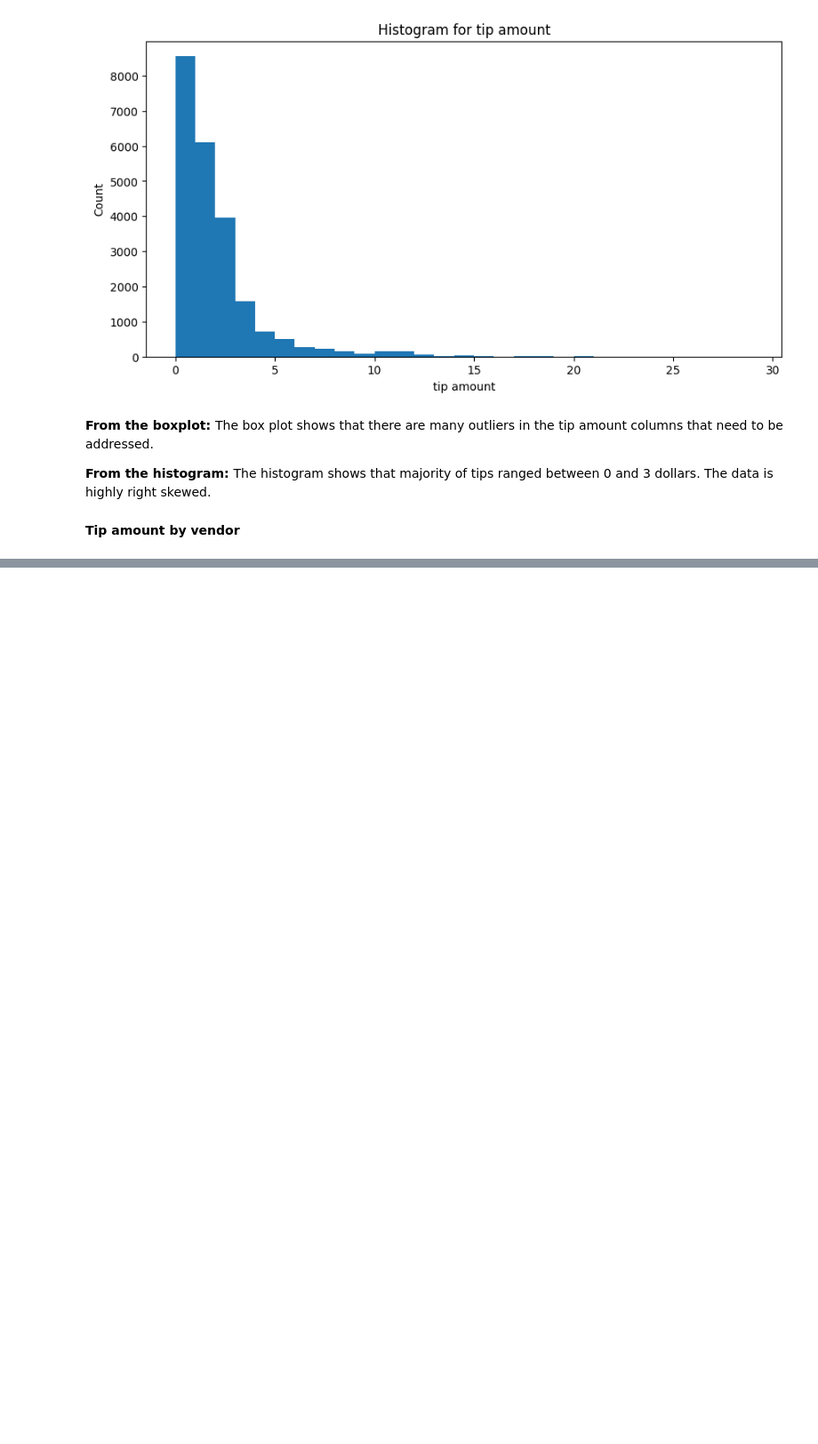
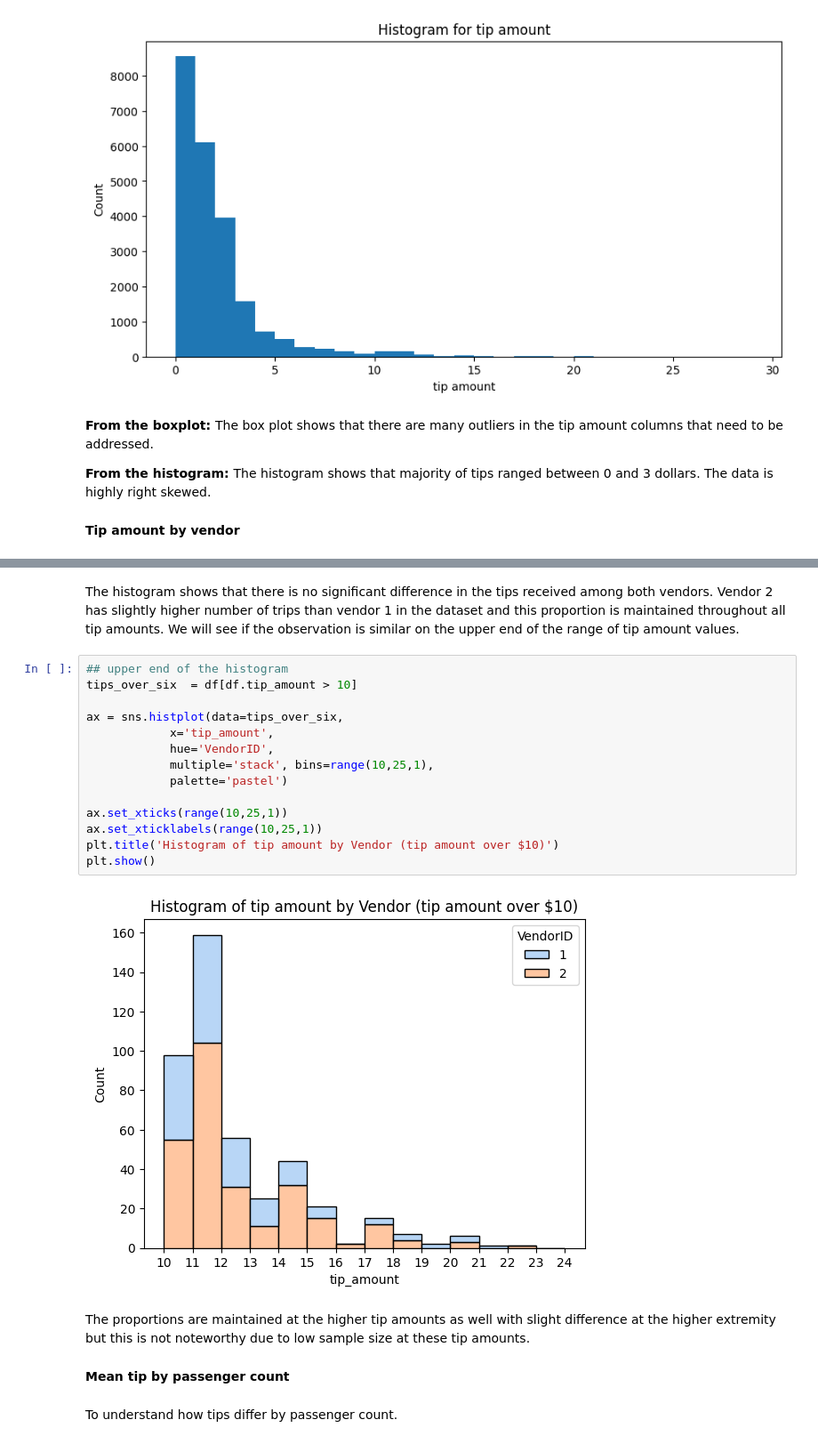
Before and after one commit to RhuthK/PROJECTS, a Jupyter notebook: Automatidata Fare Estiamtion Project/Fare_Estimation_Project(LOCAL).ipynb, the cells around one changed output, grey strips where cells are left out. Shown: that part at 89% size. Drawn from its saved outputs; the diff is of its cells as text; blank space fills up the shorter version.

```diff
--- a/Automatidata Fare Estiamtion Project/Fare_Estimation_Project(LOCAL).ipynb
+++ b/Automatidata Fare Estiamtion Project/Fare_Estimation_Project(LOCAL).ipynb
@@ -393,0 +401,24 @@ AttributeError: Rectangle.set() got an unexpected keyword argument 'multiple'
+# %% [markdown]
+The histogram shows that there is no significant difference in the tips received among both vendors. Vendor 2 has slightly higher number of trips than vendor 1 in the dataset and this proportion is maintained throughout all tip amounts. We will see if the observation is similar on the upper end of the range of tip amount values.
+# %%
+## upper end of the histogram
+tips_over_six  = df[df.tip_amount > 10]
+
+ax = sns.histplot(data=tips_over_six,
+            x='tip_amount',
+            hue='VendorID',
+            multiple='stack', bins=range(10,25,1),
+            palette='pastel')
+
+ax.set_xticks(range(10,25,1))
+ax.set_xticklabels(range(10,25,1))
+plt.title('Histogram of tip amount by Vendor (tip amount over $10)')
+plt.show()
+# %% [output]
+[figure, added]
+# %% [markdown]
+The proportions are maintained at the higher tip amounts as well with slight difference at the higher extremity but this is not noteworthy due to low sample size at these tip amounts.
+# %% [markdown]
+<b>Mean tip by passenger count</b>
+# %% [markdown]
+To understand how tips differ by passenger count.
```
Also changed, not shown: parts of 3 cells of this notebook.
